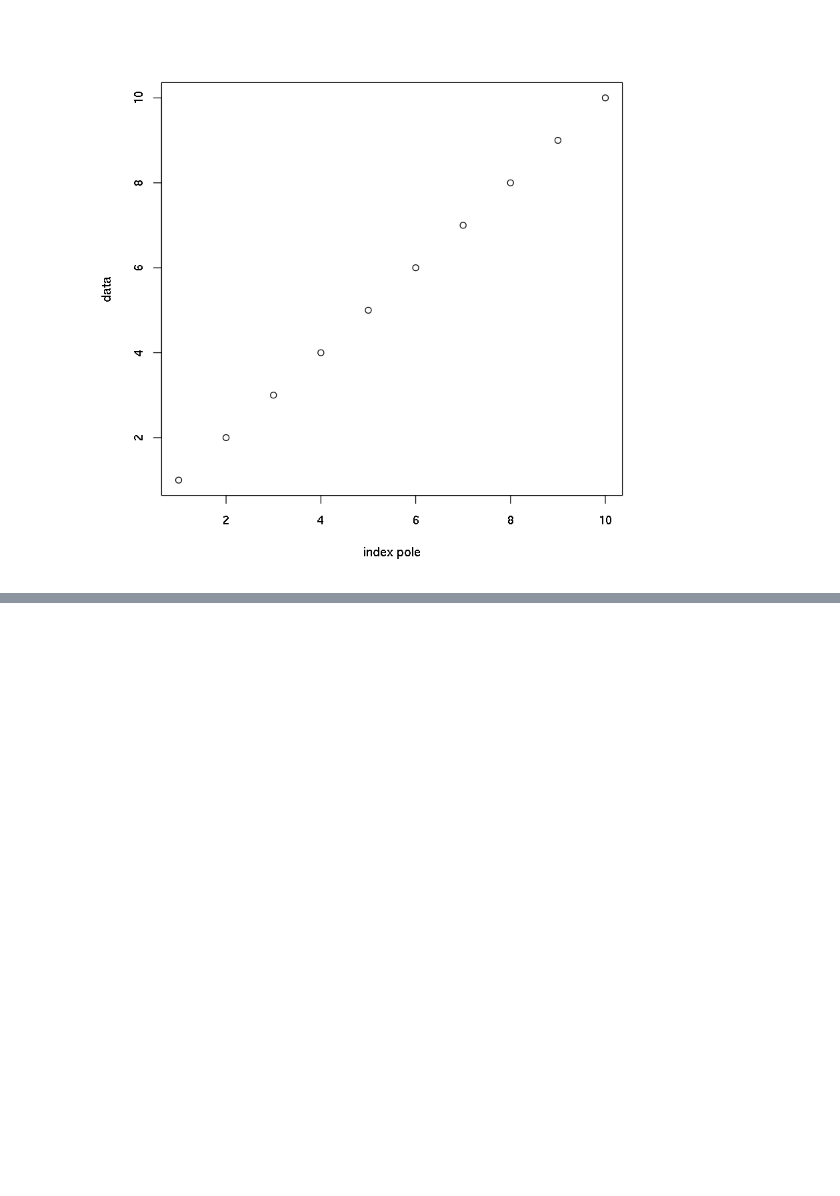
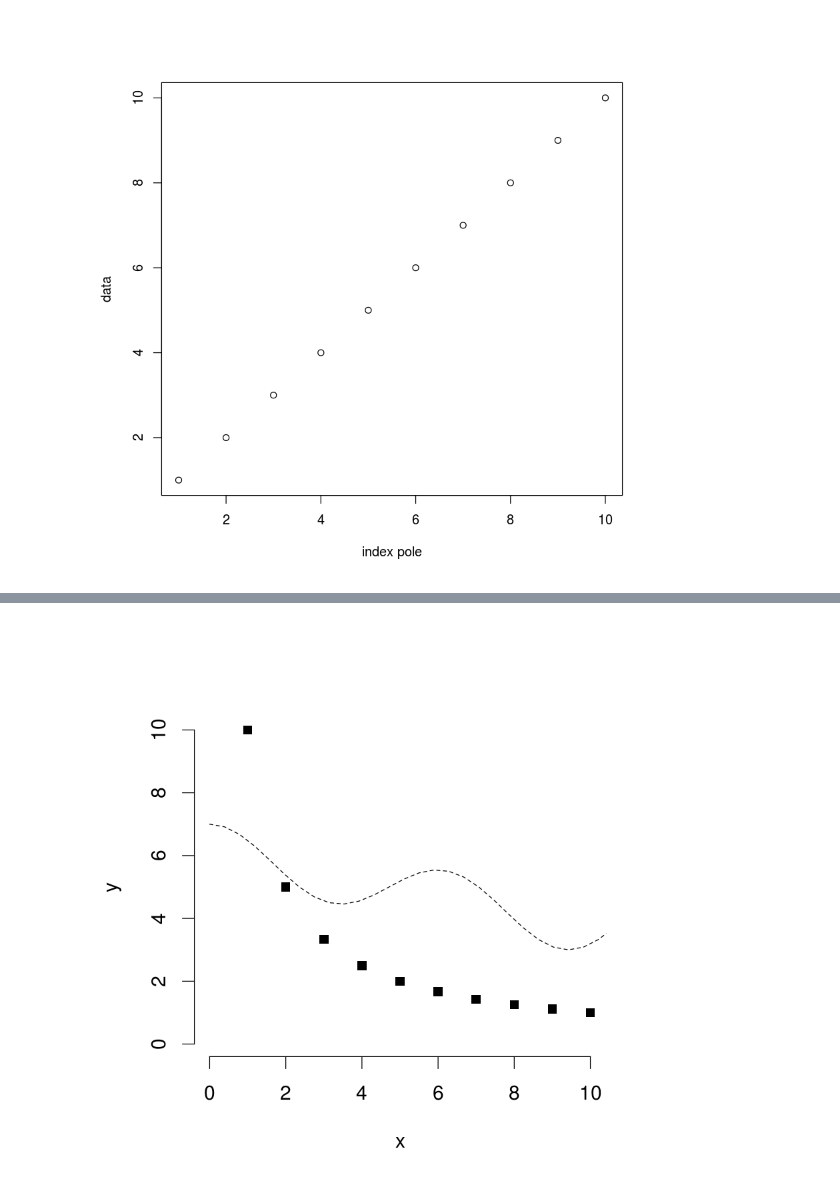
Before and after one commit to lich-uct/r_tutorial, a Jupyter notebook: 09/09.ipynb, the cells around one changed output, grey strips where cells are left out. Cells and saved outputs as stored; diff of their text form; code cells hidden in the pictures; blank space fills up the shorter version.

```diff
--- a/09/09.ipynb
+++ b/09/09.ipynb
@@ -50,0 +76,9 @@ plot(1:10, xlab = "index pole", ylab = "data")
+# %%
+my_params <- c(my_params, list(lty = 2))
+par(my_params)
+test_plot()
+x <- seq(0, 6*pi, pi / 8)
+y <- cos(x) + cos(x / 3) + 5
+lines(x, y)
+# %% [output]
+[figure, added]
```
Also changed, not shown: parts of 18 cells of this notebook.
